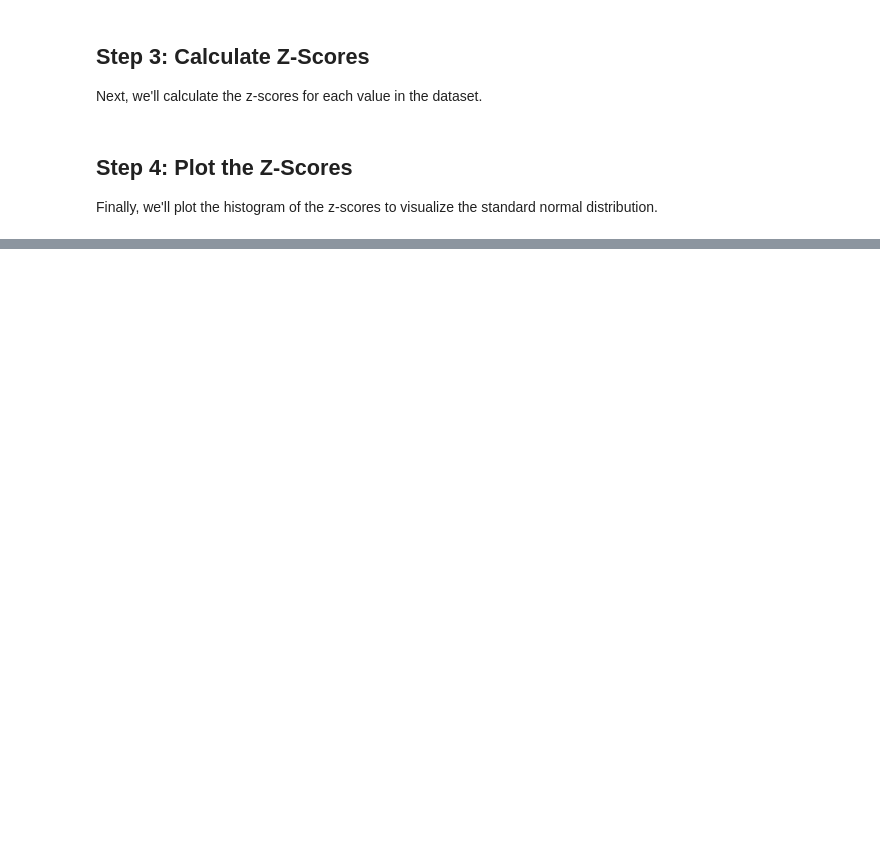
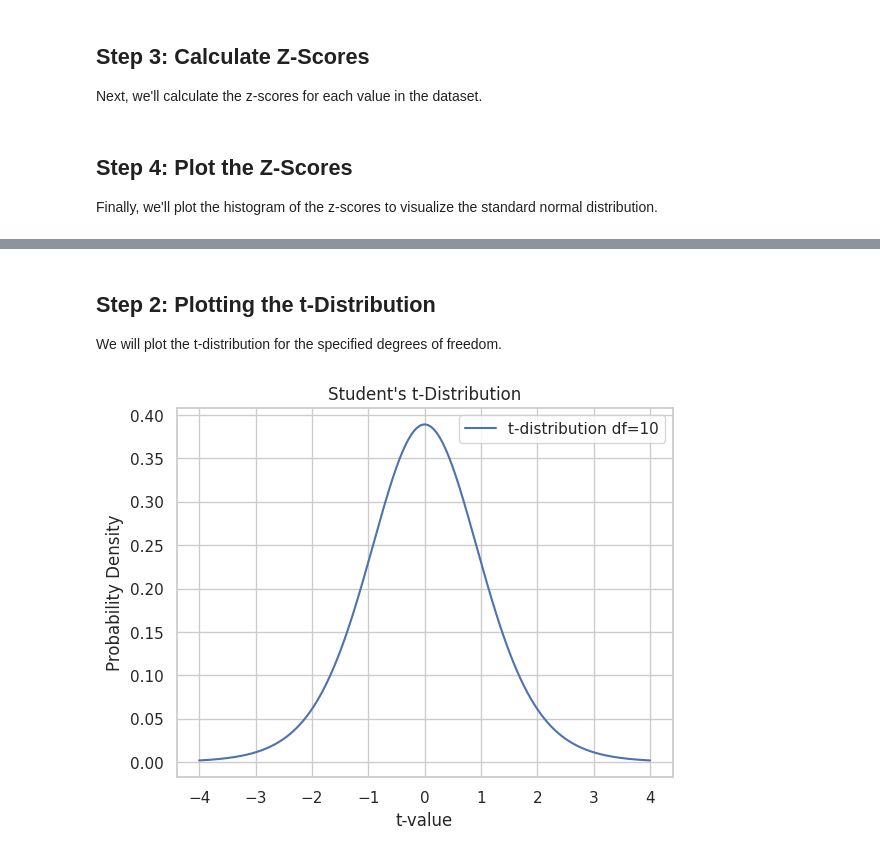
Before and after one commit to Sara9595/Kaggle, a Jupyter notebook: bernoulli-and-binomial-distribution.ipynb, the cells around one changed output, grey strips where cells are left out. Saved outputs shown, nothing was run; the diff lists cells and outputs as text; code cells hidden in the pictures; blank space fills up the shorter version.

Commit message:
Kaggle Notebook | Comprehensive Guide to Probability Distributions | Adding Student's t-Distribution

```diff
--- a/bernoulli-and-binomial-distribution.ipynb
+++ b/bernoulli-and-binomial-distribution.ipynb
@@ -304,0 +322,11 @@ plt.show()
+# %%
+# Degrees of freedom
+df_t = 10
+
+# Generating a sample data of 15 values from a t-distribution with specified degrees of freedom
+np.random.seed(42)
+sample_data = np.random.standard_t(df_t, size=15)
+
+# Creating a DataFrame for better visualization
+df = pd.DataFrame(sample_data, columns=['Sample Data'])
+df
@@ -304,0 +350,17 @@ plt.show()
+# %% [markdown]
+## Step 2: Plotting the t-Distribution
+
+We will plot the t-distribution for the specified degrees of freedom.
+# %%
+# Define x range for the plot
+x = np.linspace(-4, 4, 1000)
+
+# Plot the t-distribution
+plt.plot(x, t.pdf(x, df=df_t), label=f't-distribution df={df_t}')
+plt.title("Student's t-Distribution")
+plt.xlabel('t-value')
+plt.ylabel('Probability Density')
+plt.legend()
+plt.show()
+# %% [output]
+[figure, added]
```
Also changed, not shown: parts of 12 cells of this notebook.
